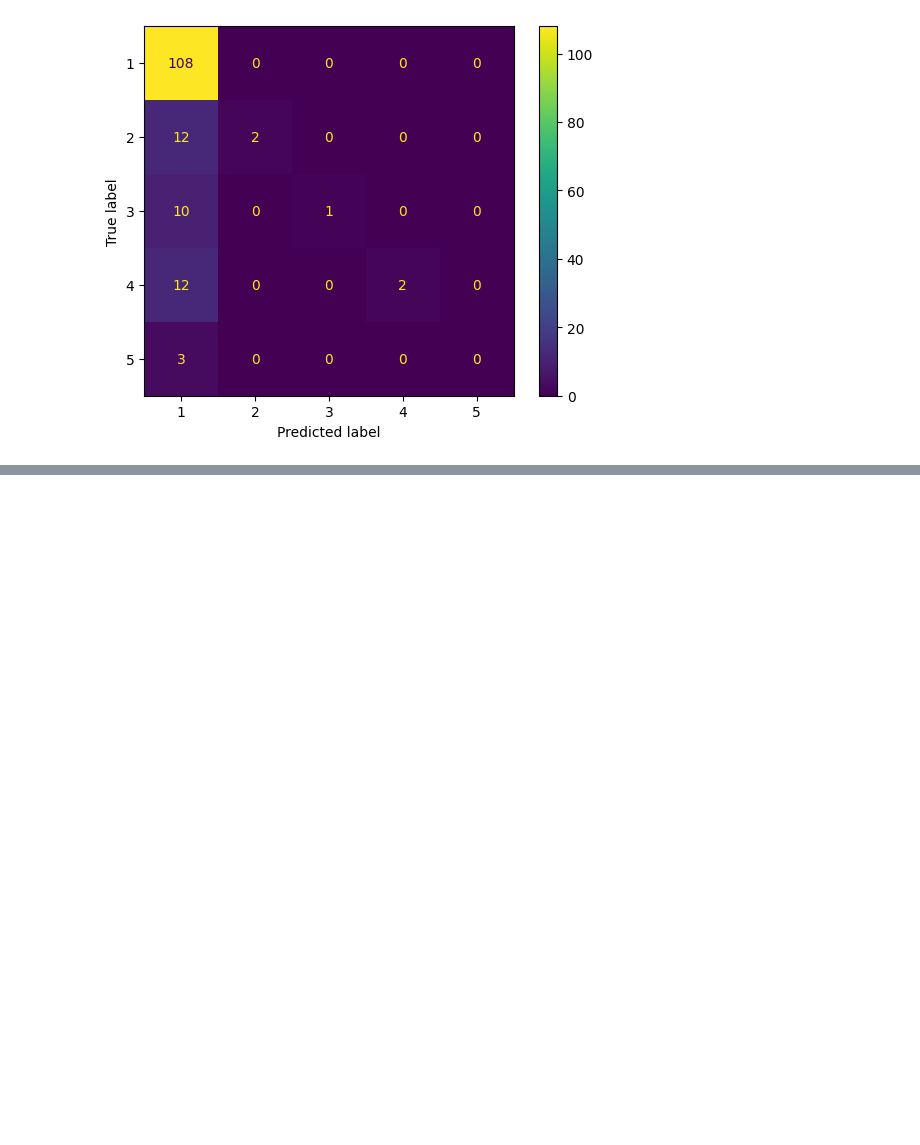
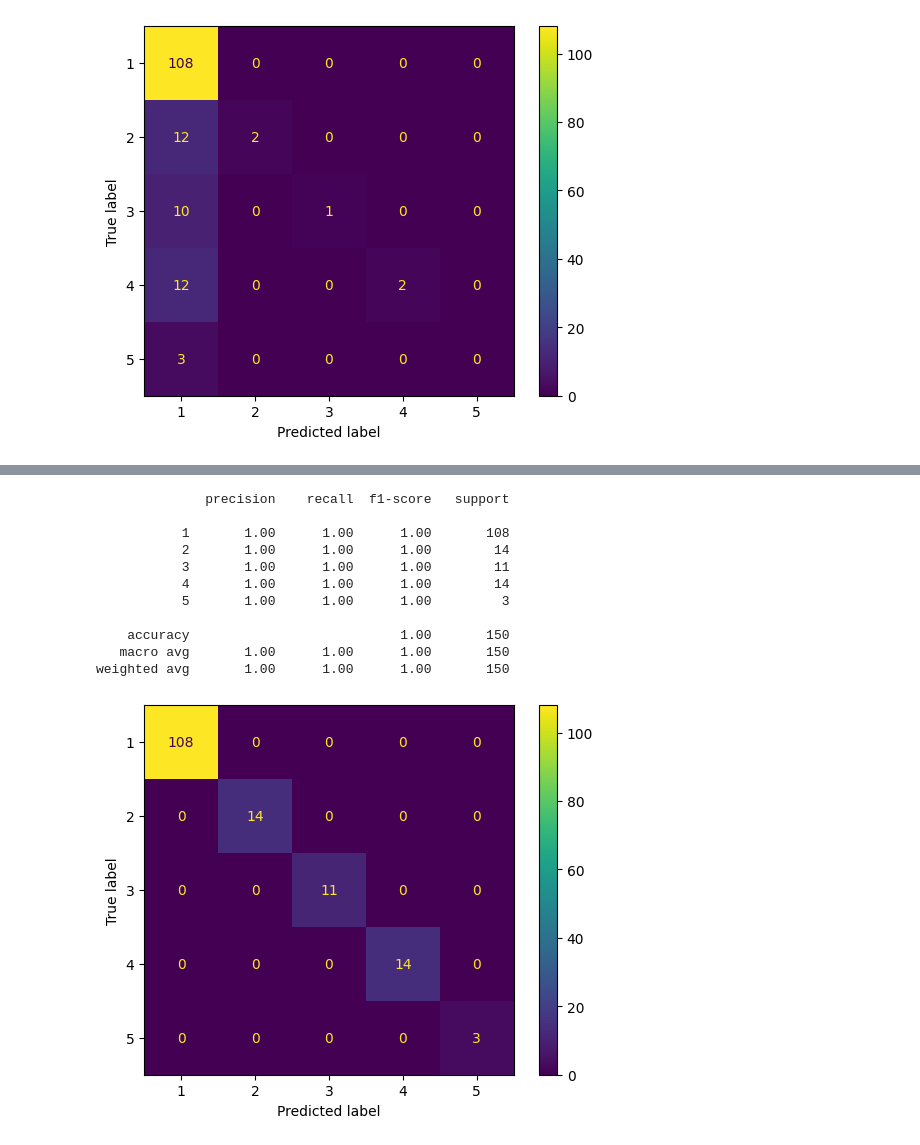
Before and after one commit to jamorr/ml_classification_na_estimation, a Jupyter notebook: classification_1.ipynb, the cells around one changed output, grey strips where cells are left out. Drawn from its saved outputs; the diff is of its cells as text; code cells hidden in the pictures; blank space fills up the shorter version.

Commit message:
added gradient boost model

```diff
--- a/classification_1.ipynb
+++ b/classification_1.ipynb
@@ -118,0 +175,20 @@ weighted avg       0.80      0.75      0.67       150
+# %%
+best_model_path = './models/c_1_Scale_KNN(3)_GB(150).pkl'
+joblib.dump(grid.best_estimator_, best_model_path)
+best_model = joblib.load(best_model_path)
+pred = best_model.predict(X)
+print(classification_report(y, pred))
+fig = ConfusionMatrixDisplay.from_predictions(y, pred)
+# %% [output]
+              precision    recall  f1-score   support
+
+           1       1.00      1.00      1.00       108
+           2       1.00      1.00      1.00        14
+           3       1.00      1.00      1.00        11
+           4       1.00      1.00      1.00        14
+           5       1.00      1.00      1.00         3
+
+    accuracy                           1.00       150
+   macro avg       1.00      1.00      1.00       150
+weighted avg       1.00      1.00      1.00       150
+[figure, added]
```
Also changed, not shown: parts of 3 cells of this notebook, 4 other files.
